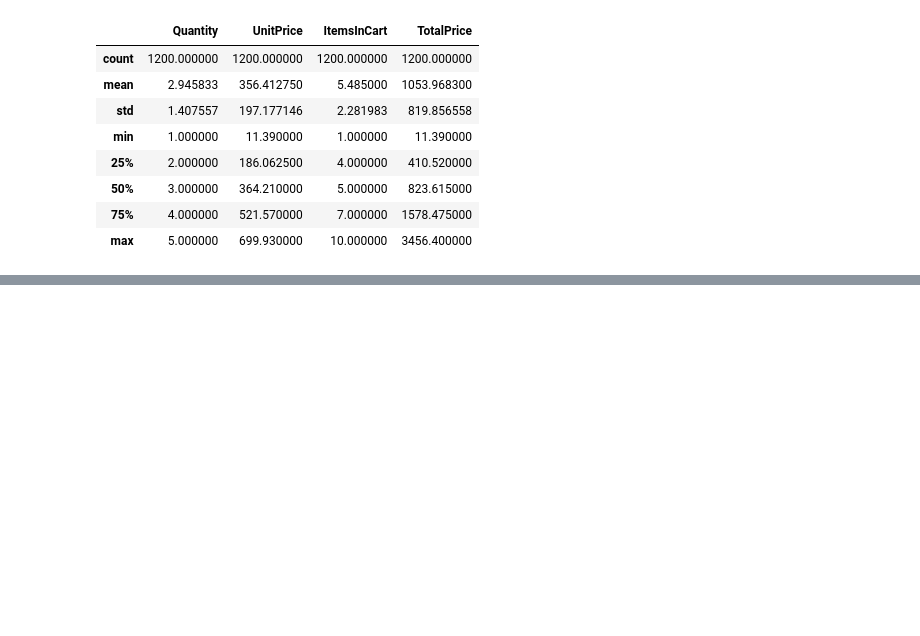
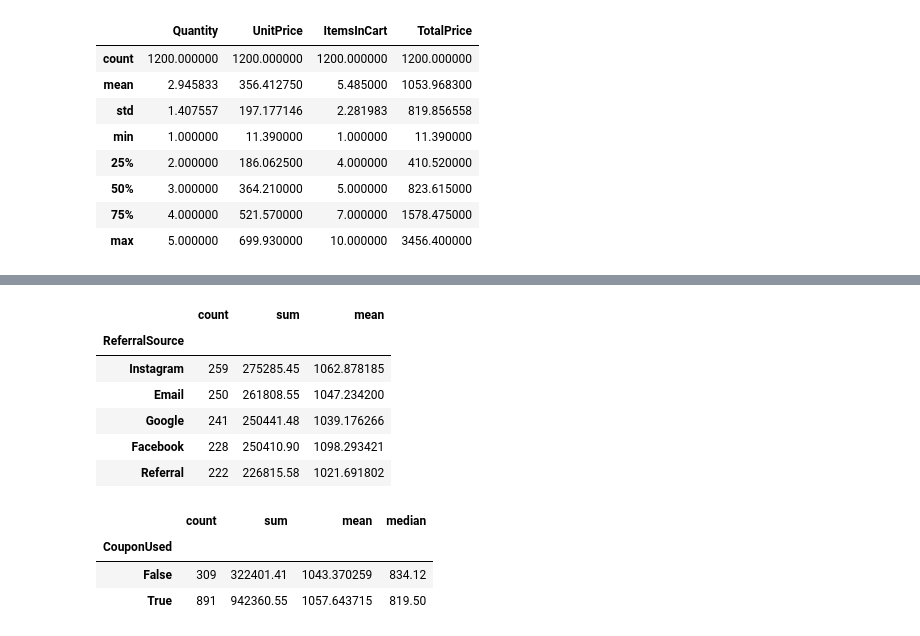
Before and after one commit to antonidarul/retensi_ecommerce, a Jupyter notebook: script.ipynb, the cells around one changed output, grey strips where cells are left out. Saved outputs shown, nothing was run; the diff lists cells and outputs as text; code cells hidden in the pictures; blank space fills up the shorter version.

```diff
--- a/script.ipynb
+++ b/script.ipynb
@@ -163,0 +202,18 @@ data[['Quantity', 'UnitPrice', 'ItemsInCart', 'TotalPrice']].describe()
+# %%
+data.groupby('ReferralSource')['TotalPrice'].agg(['count', 'sum', 'mean']).sort_values('sum', ascending=False)
+# %% [output]
+|  | count | sum | mean |
+| ReferralSource |  |  |  |
+| Instagram | 259 | 275285.45 | 1062.878185 |
+| Email | 250 | 261808.55 | 1047.234200 |
+| Google | 241 | 250441.48 | 1039.176266 |
+| Facebook | 228 | 250410.90 | 1098.293421 |
+| Referral | 222 | 226815.58 | 1021.691802 |
+# %%
+data['CouponUsed'] = data['CouponCode'].notna()
+data.groupby('CouponUsed')['TotalPrice'].agg(['count', 'sum', 'mean', 'median'])
+# %% [output]
+|  | count | sum | mean | median |
+| CouponUsed |  |  |  |  |
+| False | 309 | 322401.41 | 1043.370259 | 834.12 |
+| True | 891 | 942360.55 | 1057.643715 | 819.50 |
```
Also changed, not shown: parts of 13 cells of this notebook.
